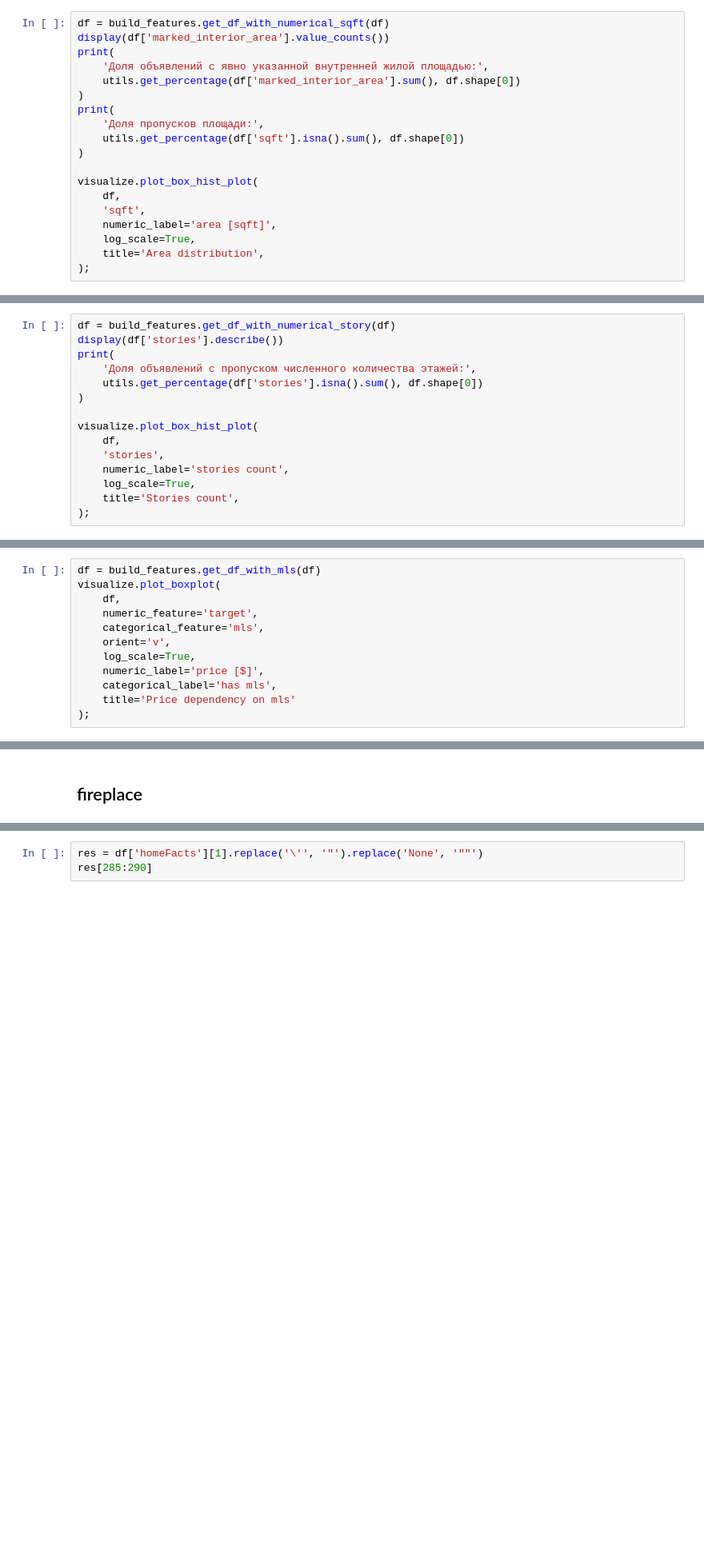
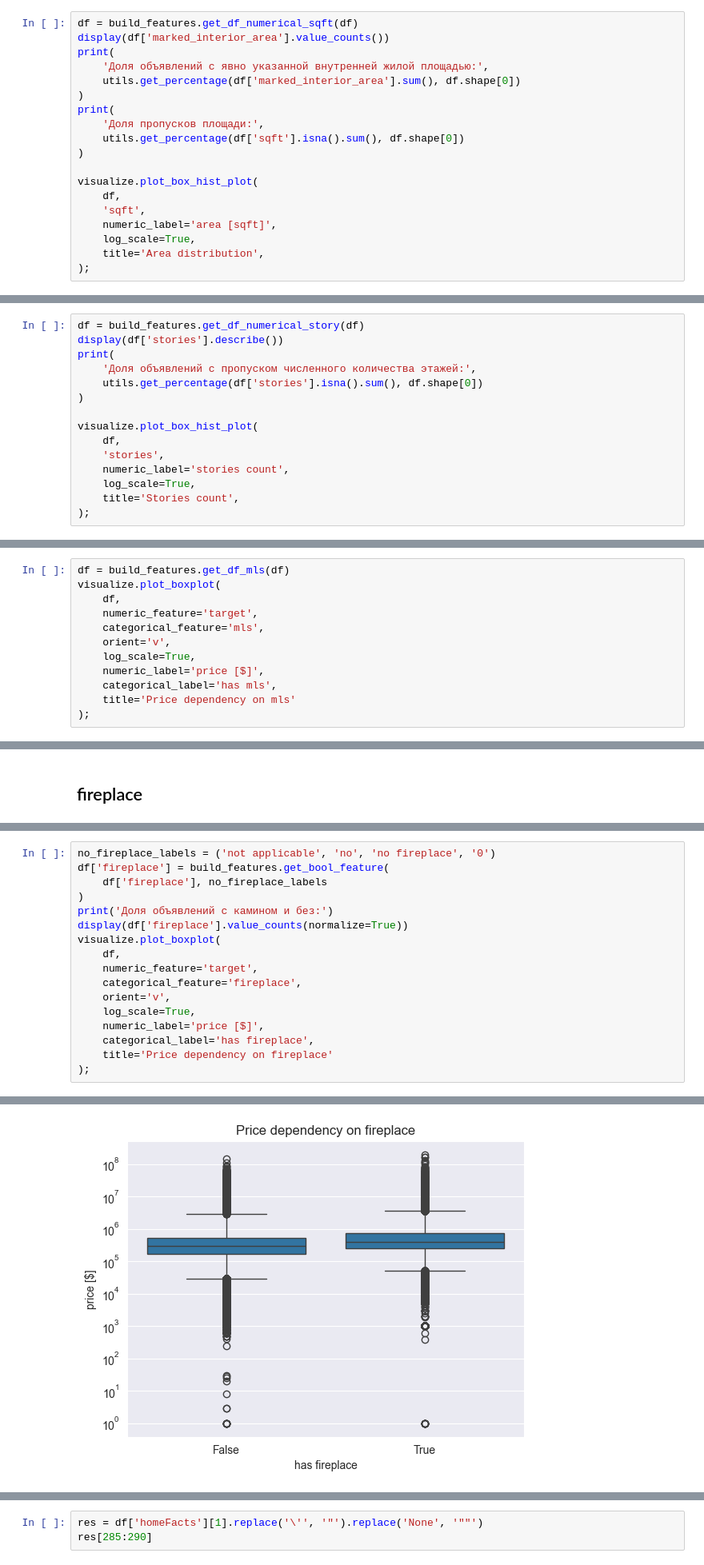
Before and after one commit to mvulf/housing_cost, a Jupyter notebook: notebooks/1.0-mv-data-understanding.ipynb, the cells around one changed output, grey strips where cells are left out. Shown: that part at 80% size. Drawn from its saved outputs; the diff is of its cells as text; blank space fills up the shorter version.

Commit message:
[ADD] Fireplace bool

```diff
--- a/notebooks/1.0-mv-data-understanding.ipynb
+++ b/notebooks/1.0-mv-data-understanding.ipynb
@@ -476,7 +476,7 @@ Data with "Total interior livable area"
 Что касается пометки "total interior livable area", то помимо этой площади в `homeFacts` указазан "lotsize".
 Чтобы не потерять на данном этапе сведений, добавим пока двоичный признак `marked_interior_area`
 # %%
-df = build_features.get_df_with_numerical_sqft(df)
+df = build_features.get_df_numerical_sqft(df)
 display(df['marked_interior_area'].value_counts())
 print(
     'Доля объявлений с явно указанной внутренней жилой площадью:',
@@ -757,7 +757,7 @@ Name: count, dtype: int64
 # %% [markdown]
 Заполним численные значения в соответствии с рекомендациями выше:
 # %%
-df = build_features.get_df_with_numerical_story(df)
+df = build_features.get_df_numerical_story(df)
 display(df['stories'].describe())
 print(
     'Доля объявлений с пропуском численного количества этажей:',
@@ -1150,7 +1150,7 @@ Name: count, dtype: int64
 # %% [markdown]
 Воспользуемся такой маской.
 # %%
-df = build_features.get_df_with_mls(df)
+df = build_features.get_df_mls(df)
 visualize.plot_boxplot(
     df,
     numeric_feature='target',
@@ -1171,0 +1215,18 @@ visualize.plot_boxplot(
+# %%
+no_fireplace_labels = ('not applicable', 'no', 'no fireplace', '0')
+df['fireplace'] = build_features.get_bool_feature(
+    df['fireplace'], no_fireplace_labels
+)
+print('Доля объявлений с камином и без:')
+display(df['fireplace'].value_counts(normalize=True))
+visualize.plot_boxplot(
+    df,
+    numeric_feature='target',
+    categorical_feature='fireplace',
+    orient='v',
+    log_scale=True,
+    numeric_label='price [$]',
+    categorical_label='has fireplace',
+    title='Price dependency on fireplace'
+);
+# %% [output]
@@ -1171,0 +1238 @@ visualize.plot_boxplot(
+[figure, added]
```
Also changed, not shown: parts of 14 cells of this notebook, 1 other file.
